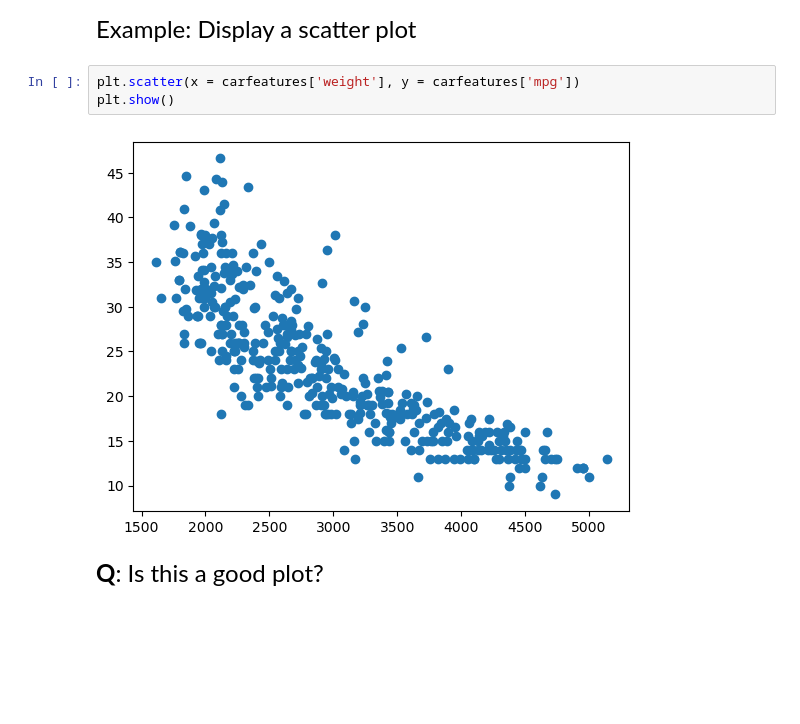
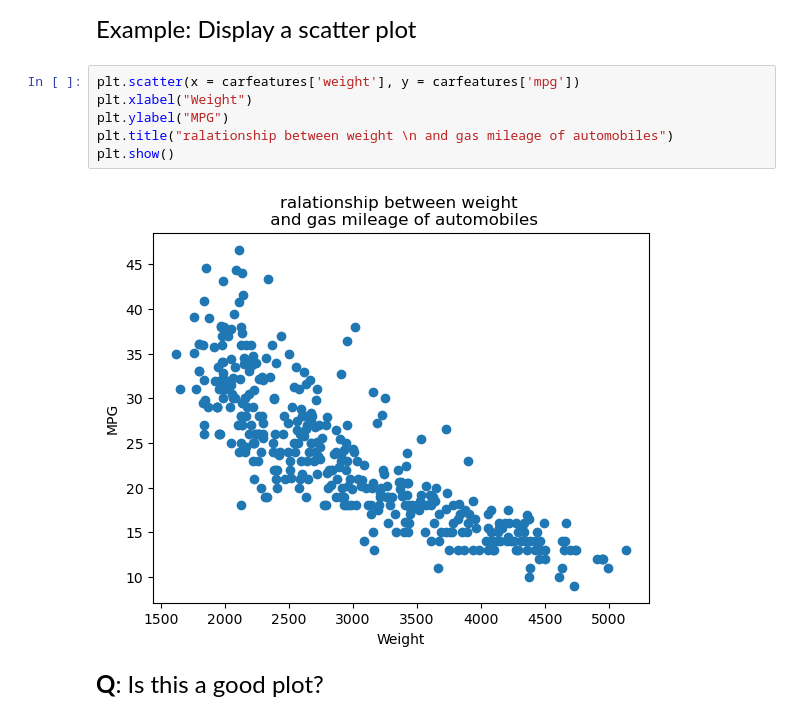
Before and after one commit to AnjiojioL/datasci151spring2026, a Jupyter notebook: lecture_02/lecture_02_mycooy.ipynb, the cells around one changed output. Cells and saved outputs as stored; diff of their text form; blank space fills up the shorter version.

Commit message:
lecture_2 class, adding titles and labels to graphs

```diff
--- a/lecture_02/lecture_02_mycooy.ipynb
+++ b/lecture_02/lecture_02_mycooy.ipynb
@@ -386,9 +386,12 @@ display(carfeatures.describe([.33, .66])) #display(carfeatures.describe(percenti
 Example: Display a scatter plot
 # %%
 plt.scatter(x = carfeatures['weight'], y = carfeatures['mpg'])
+plt.xlabel("Weight")
+plt.ylabel("MPG")
+plt.title("ralationship between weight \n and gas mileage of automobiles")
 plt.show()
 # %% [output]
-[figure, old version]
+[figure, new version]
 # %% [markdown]
 <font size = "5">
 
```
Also changed, not shown: parts of 1 cell of this notebook.
